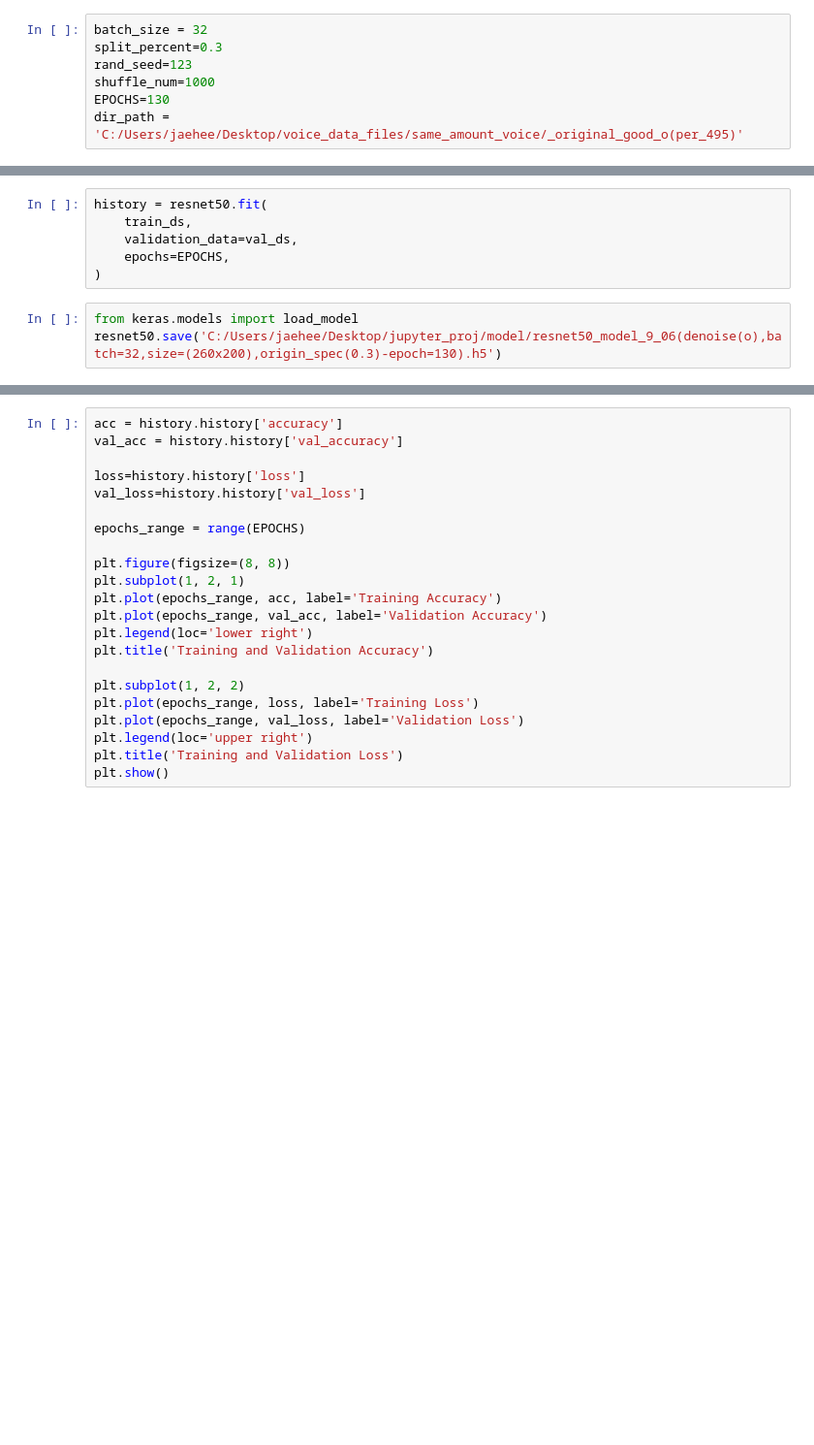
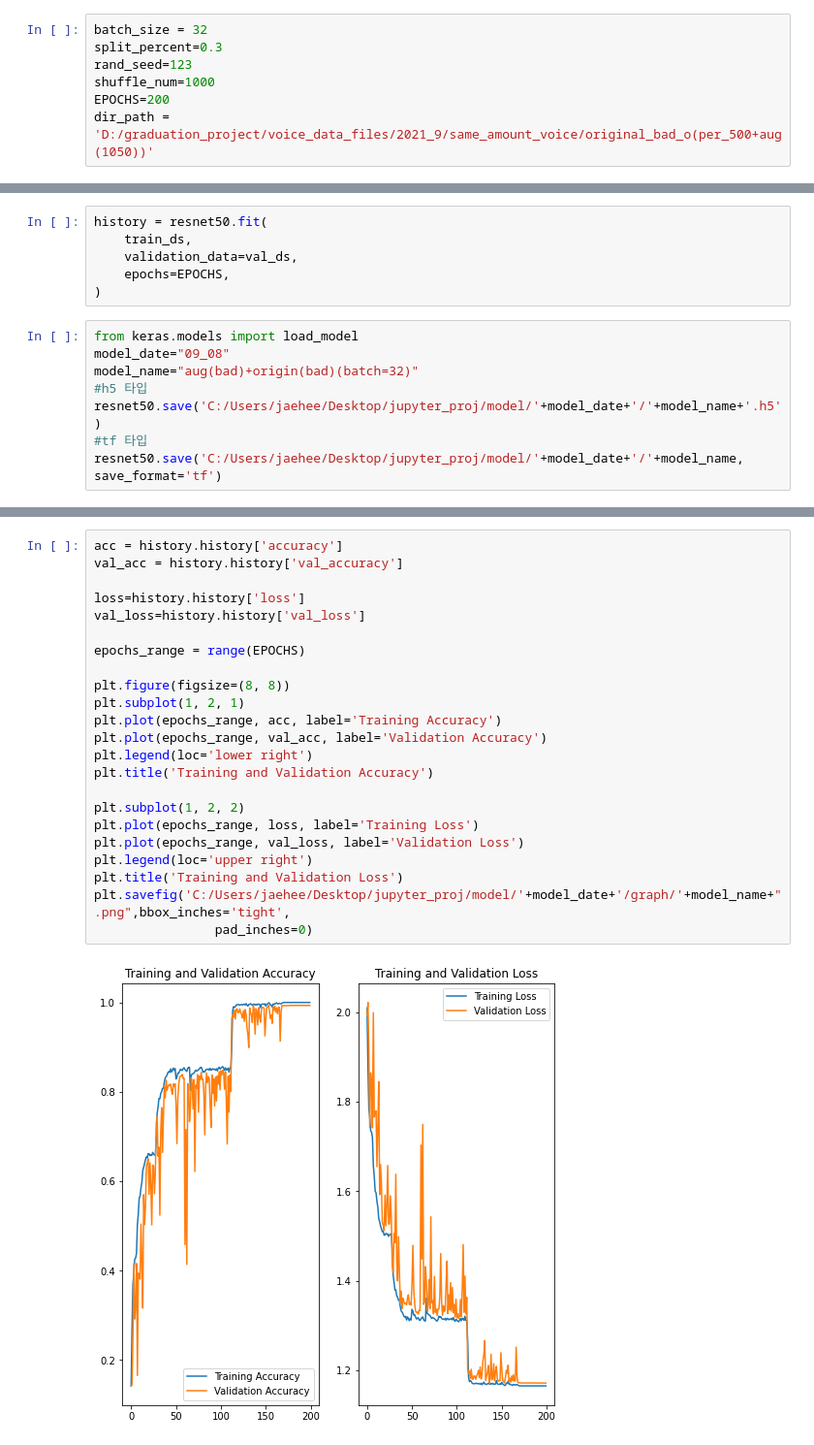
Before and after one commit to kpuce2021/ToWorld, a Jupyter notebook: NaerrowTest/최종 CNN코드.ipynb, the cells around one changed output, grey strips where cells are left out. Shown at 97% size. Cells and saved outputs as stored; diff of their text form; blank space fills up the shorter version.

```diff
--- a/NaerrowTest/최종 CNN코드.ipynb
+++ b/NaerrowTest/최종 CNN코드.ipynb
@@ -23,8 +23,8 @@ batch_size = 32
 split_percent=0.3
 rand_seed=123
 shuffle_num=1000
-EPOCHS=130
-dir_path = 'C:/Users/jaehee/Desktop/voice_data_files/same_amount_voice/_original_good_o(per_495)'
+EPOCHS=200
+dir_path = 'D:/graduation_project/voice_data_files/2021_9/same_amount_voice/original_bad_o(per_500+aug(1050))'
 # %%
 data_dir = pathlib.Path(dir_path)
 image_list = list(data_dir.glob('*/*.png'))
@@ -277,4 +266,9 @@ history = resnet50.fit(
 )
 # %%
 from keras.models import load_model
-resnet50.save('C:/Users/jaehee/Desktop/jupyter_proj/model/resnet50_model_9_06(denoise(o),batch=32,size=(260x200),origin_spec(0.3)-epoch=130).h5')
+model_date="09_08"
+model_name="aug(bad)+origin(bad)(batch=32)"
+#h5 타입
+resnet50.save('C:/Users/jaehee/Desktop/jupyter_proj/model/'+model_date+'/'+model_name+'.h5')
+#tf 타입
+resnet50.save('C:/Users/jaehee/Desktop/jupyter_proj/model/'+model_date+'/'+model_name, save_format='tf')
@@ -281,24 +283,27 @@ resnet50.save('C:/Users/jaehee/Desktop/jupyter_proj/model/resnet50_model_9_06(de
 # %%
 acc = history.history['accuracy']
 val_acc = history.history['val_accuracy']
 
 loss=history.history['loss']
 val_loss=history.history['val_loss']
 
 epochs_range = range(EPOCHS)
 
 plt.figure(figsize=(8, 8))
 plt.subplot(1, 2, 1)
 plt.plot(epochs_range, acc, label='Training Accuracy')
 plt.plot(epochs_range, val_acc, label='Validation Accuracy')
 plt.legend(loc='lower right')
 plt.title('Training and Validation Accuracy')
 
 plt.subplot(1, 2, 2)
 plt.plot(epochs_range, loss, label='Training Loss')
 plt.plot(epochs_range, val_loss, label='Validation Loss')
 plt.legend(loc='upper right')
 plt.title('Training and Validation Loss')
-plt.show()
+plt.savefig('C:/Users/jaehee/Desktop/jupyter_proj/model/'+model_date+'/graph/'+model_name+".png",bbox_inches='tight',
+                pad_inches=0)
+# %% [output]
+[figure, added]
 # %%
 from keras.preprocessing import image
```
Also changed, not shown: parts of 24 cells of this notebook, 5 other files.
